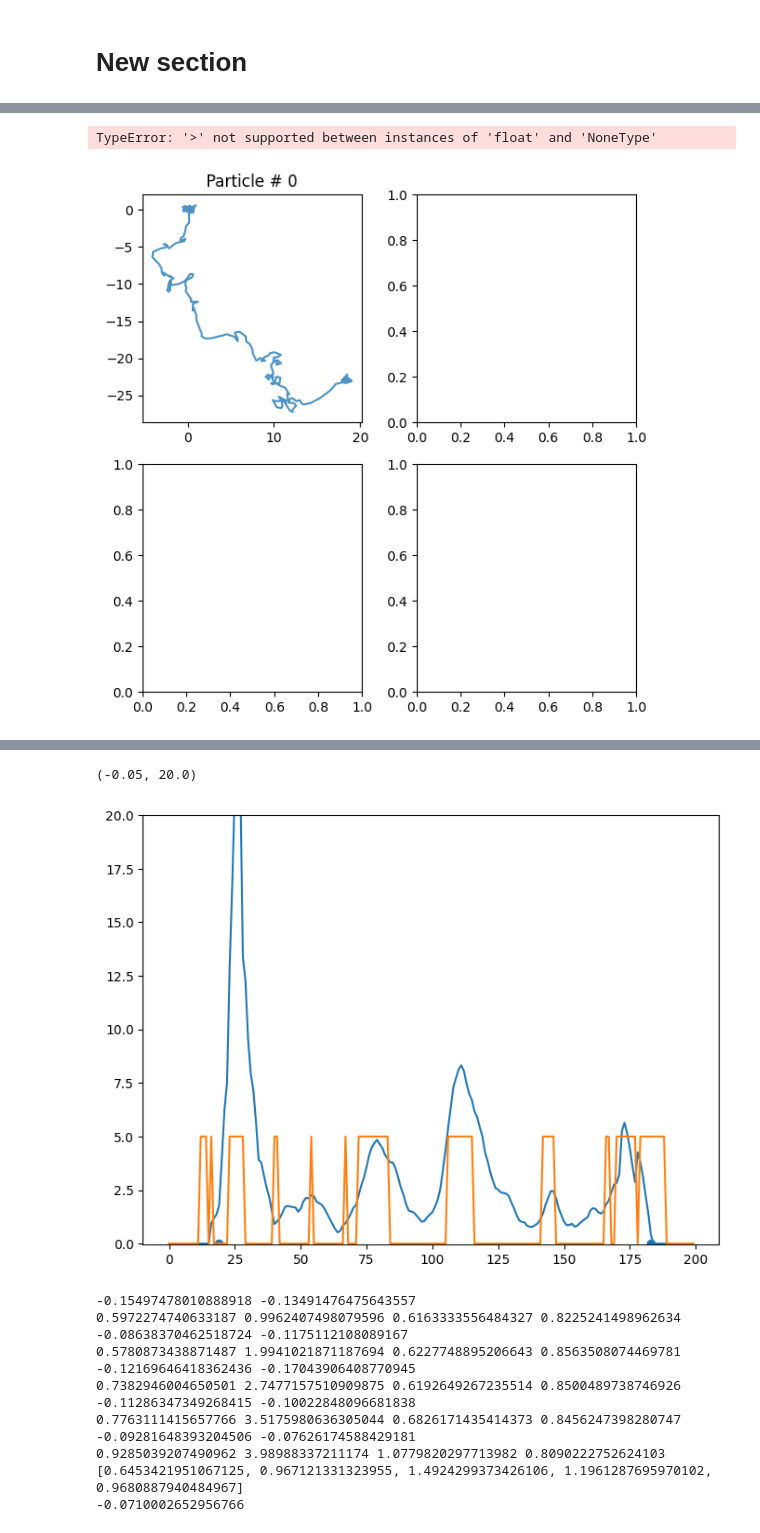
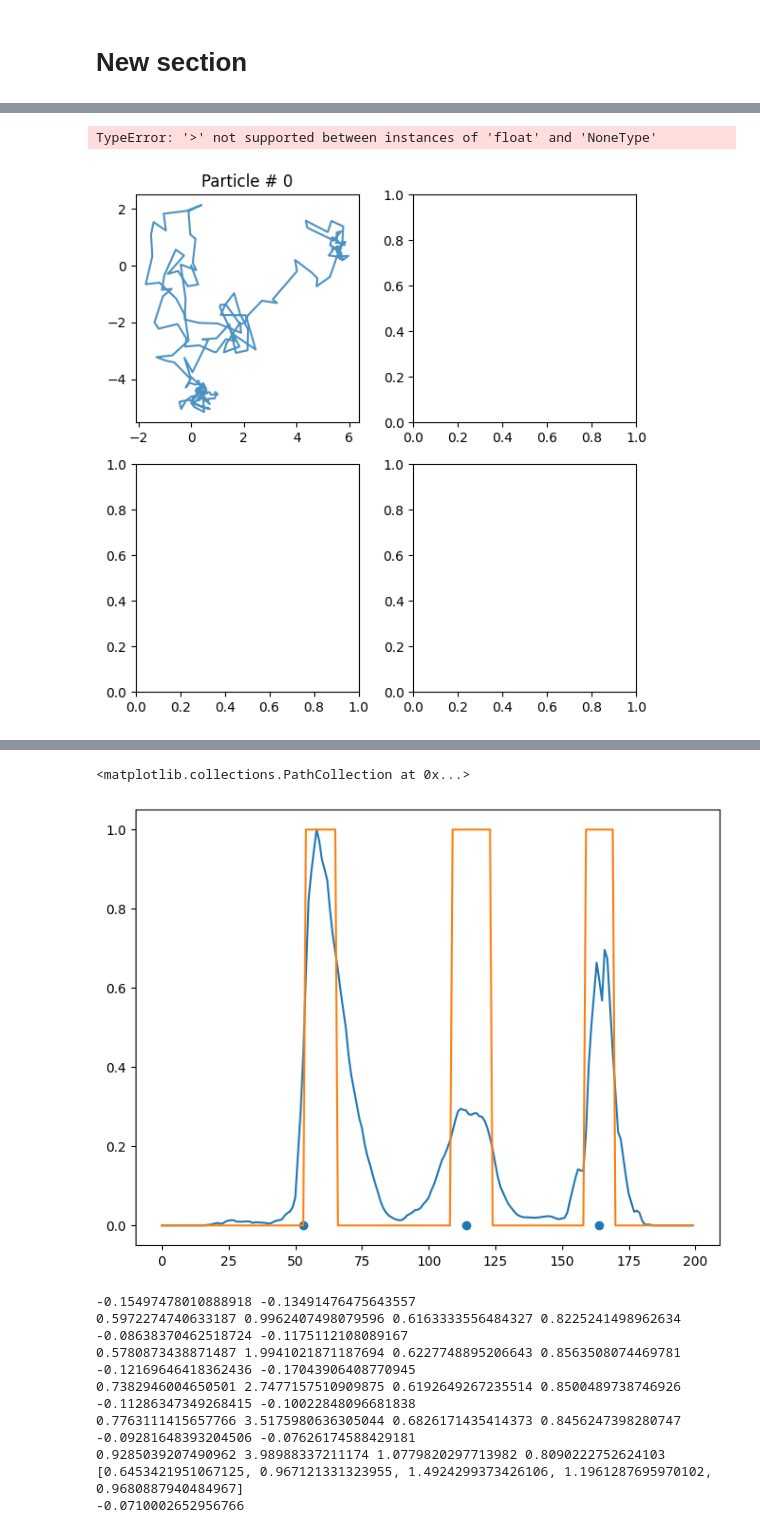
Before and after one commit to JunwooParkSaribu/SPT_a, a Jupyter notebook: analysis_modeling/training_sample9.ipynb, the cells around one changed output, grey strips where cells are left out. Cells and saved outputs as stored; diff of their text form; code cells hidden in the pictures.

```diff
--- a/analysis_modeling/training_sample9.ipynb
+++ b/analysis_modeling/training_sample9.ipynb
@@ -184,9 +224,14 @@ input_labels = []
 # %%
+input_signals = []
+input_labels = []
 K_bound = [1e-12, 1000000.0]
 alpha_bound = [0, 1.999]
+alphas = [0.001, 0.5, 1.0, 1.5, 1.999]
+count_0 = 0
+count_1 = 0
 
-
-for _ in range(100):
+for step in range(1000):
+    if step % 10 == 0: print(step)
     alpha1, alpha2 = np.random.choice(alphas, 2, replace=True)
     trajs_model, labels_model = models_phenom().multi_state(N=N,
                                                             L=L,
@@ -201,10 +246,9 @@ for _ in range(100):
         changepoints, alphas_cp, Ds, state_num = label_continuous_to_list(labels_model[:, i, :])
         label_seq = alphas_2_cps(labels_model[:, i, 0])
 
-        chop_signal, chop_label = chop_with_shift(signal_seq, changepoints[:-1])
-        if len(chop_signal) != 0:
-            input_signals.extend(chop_signal)
-            input_labels.extend(chop_label)
+        chop_signal, chop_label, count_0, count_1 = chop_with_shift(signal_seq, changepoints[:-1], count_0, count_1)
+        input_signals.extend(chop_signal)
+        input_labels.extend(chop_label)
 
 input_signals = np.array(input_signals)
 input_labels = np.array(input_labels)
@@ -299,11 +372,10 @@ def compile_and_fit(model, train_tf, val_tf, patience=100):
     return history
 # %%
 %%time
-lstm = tf.keras.Sequential([
-    tf.keras.layers.LSTM(512),
-    tf.keras.layers.Dropout(0.1),
-    tf.keras.layers.Dense(1, 'sigmoid'),
-])
 
-history = compile_and_fit(lstm, train_tf, val_tf, patience=PATIENCE)
+%autoreload 2
+from ConvModel import SPT
+
+model = SPT()
+history = compile_and_fit(model, train_tf, val_tf, patience=PATIENCE)
 # %% [output]
@@ -328,31 +400,25 @@ Wall time: 7min 18s
 trajs_model, labels_model = models_phenom().multi_state(N=2,
                                                         L=L,
                                                         T=T,
-                                                        alphas=[0.1, 1.5],
-                                                        Ds=[[0.1, 0.0], [0.1, 0.0]],
+                                                        alphas=[0.8, 1.2],
+                                                        Ds=[[0.01, 0.0], [0.1, 0.0]],
                                                         M=[[0.99, 0.01], [0.01, 0.99]]
                                                        )
-
 signal_seq = make_signal(trajs_model[:, 0, 0], trajs_model[:, 0, 1], WINDOW_WIDTHS, SEARCH_WIDTH)
 changepoints, alphas_cp, Ds, state_num = label_continuous_to_list(labels_model[:, 0, :])
 plot_trajs(trajs_model[:, 0:2, :], L, 1, num_to_plot =2)
 # %% [output]
 TypeError: '>' not supported between instances of 'float' and 'NoneType'
-[figure, old version]
+[figure, new version]
 # %%
-predict_input = []
-for i in range(SHIFT_WIDTH//2, len(signal_seq) - SHIFT_WIDTH//2):
-    crop = signal_seq[i - SHIFT_WIDTH//2: i + SHIFT_WIDTH//2]
-    predict_input.append(crop)
-predict_input = np.array(predict_input)
-pred = lstm.predict(predict_input).flatten()
+predict_input = chop_with_shift(signal_seq)
+predict_input = np.array(predict_input).reshape(-1, SHIFT_WIDTH+2, 1)
+pred = model.predict(predict_input).flatten()
 pred = np.concatenate((np.zeros(SHIFT_WIDTH//2), pred))
 pred = np.concatenate((pred, np.zeros(SHIFT_WIDTH//2)))
 
-
 plt.figure()
 plt.plot(np.arange(T), signal_seq)
-plt.plot(np.arange(T), np.round(pred) * np.ones(len(signal_seq)) * 5)
+plt.plot(np.arange(T), np.round(pred))
 plt.scatter(changepoints[:-1], np.zeros(len(changepoints[:-1])))
-plt.ylim([-0.05, 20])
 # %% [output]
@@ -360,5 +426,5 @@ plt.ylim([-0.05, 20])
-(-0.05, 20.0)
+<matplotlib.collections.PathCollection at 0x...>
-[figure, old version]
+[figure, new version]
 # %%
 checkpoint = 110
 val = []
```
Also changed, not shown: parts of 13 cells of this notebook, 1 other file.
